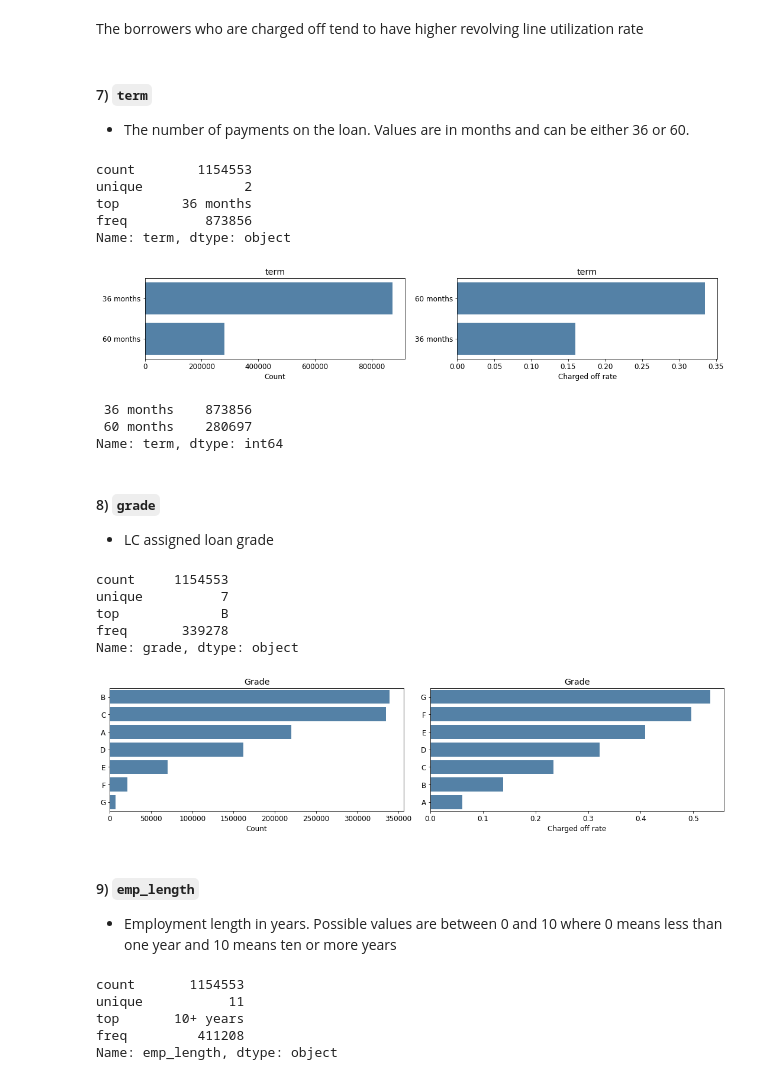
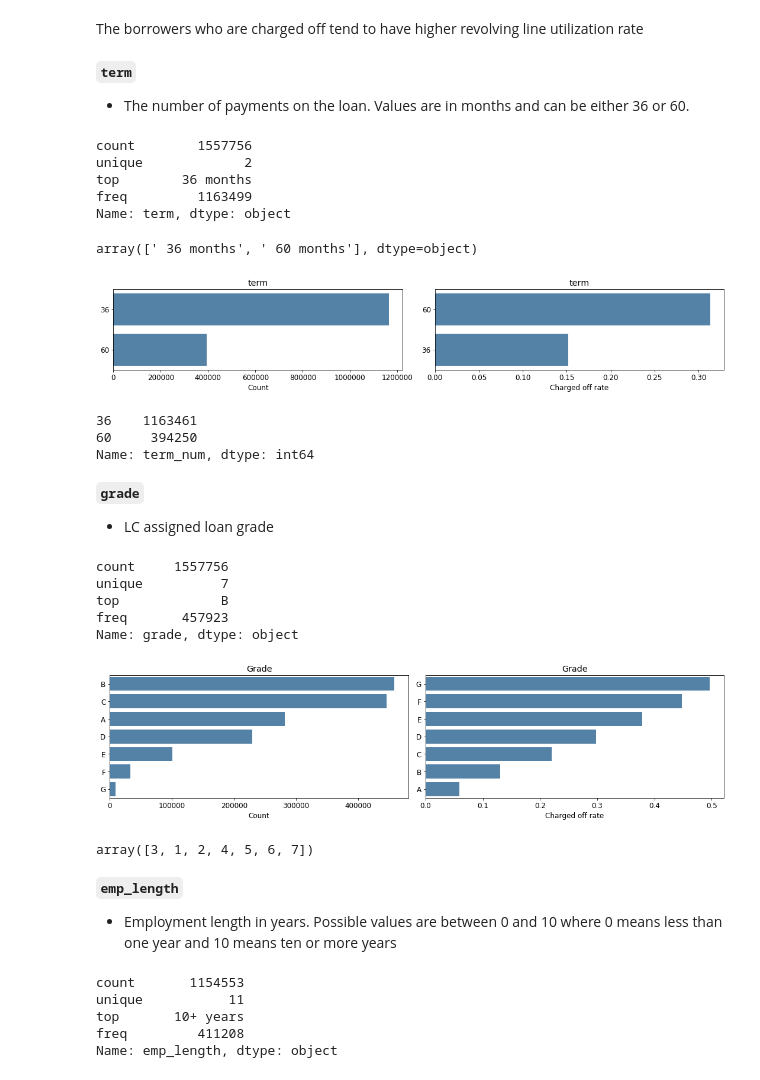
Before and after one commit to cyuancheng/Lending_Club, a Jupyter notebook: 03_LC_DataPreprocessing_2.ipynb, the cells around one changed output. Saved outputs shown, nothing was run; the diff lists cells and outputs as text; code cells hidden in the pictures.

```diff
--- a/03_LC_DataPreprocessing_2.ipynb
+++ b/03_LC_DataPreprocessing_2.ipynb
@@ -36,7 +36,7 @@ The dataset was download from [Lending Club](https://www.lendingclub.com/statist
 start = time.time()
 path = '/Users/cyuancheng/Documents/course/Springboard/Capstone1/data/'
 df = pd.read_csv(path+'data_col_pickup.csv', low_memory=True, index_col=0, \
-                 parse_dates=['issue_d', 'earliest_cr_line', 'last_pymnt_d', 'issue_year'] )
+                 parse_dates=['issue_d', 'earliest_cr_line', 'last_pymnt_d'] )
 end = time.time()
 print('It takes  ' + str(end-start) +' sec to read the data')
 # %% [output]
@@ -470,38 +459,46 @@ plot_num(df_revol_util, 'revol_util', 'Revolving line utilization rate (remove o
 # %% [markdown]
 The borrowers who are charged off tend to have higher revolving line utilization rate
 # %% [markdown]
-#### 7) `term`
+**`term`**
 - The number of payments on the loan. Values are in months and can be either 36 or 60.
 # %%
 df['term'].describe()
 # %% [output]
-count        1154553
+count        1557756
 unique             2
 top        36 months
-freq          873856
+freq         1163499
 Name: term, dtype: object
+# %%
+df['term'].unique()
+# %% [output]
+array([' 36 months', ' 60 months'], dtype=object)
+# %%
+df['term_num'] = df['term'].map({' 36 months':int(36), ' 60 months': int(60)})
+# %%
+df.drop(['term'], axis=1, inplace=True)
 # %%
-plot_cat(df, 'term', 'term', 3)
+plot_cat(df, 'term_num', 'term', 3)
 # %% [output]
-[figure, old version]
+[figure, new version]
 # %%
-df['term'].value_counts()
+df['term_num'].value_counts()
 # %% [output]
- 36 months    873856
- 60 months    280697
-Name: term, dtype: int64
+36    1163461
+60     394250
+Name: term_num, dtype: int64
 # %% [markdown]
-#### 8) `grade`
+**`grade`**
 - LC assigned loan grade
 # %%
 df['grade'].describe()
 # %% [output]
-count     1154553
+count     1557756
 unique          7
 top             B
-freq       339278
+freq       457923
 Name: grade, dtype: object
 # %%
 plot_cat(df, 'grade', 'Grade', 4)
 # %% [output]
-[figure, old version]
+[figure, new version]
@@ -507,0 +507,4 @@ plot_cat(df, 'grade', 'Grade', 4)
+# %%
+df['grade_num'].unique()
+# %% [output]
+array([3, 1, 2, 4, 5, 6, 7])
@@ -508,5 +513,5 @@ plot_cat(df, 'grade', 'Grade', 4)
 # %% [markdown]
-#### 9) `emp_length`
+**`emp_length`**
 - Employment length in years. Possible values are between 0 and 10 where 0 means less than one year and 10 means ten or more years
 # %%
 df['emp_length'].describe()
```
Also changed, not shown: parts of 143 cells of this notebook.
